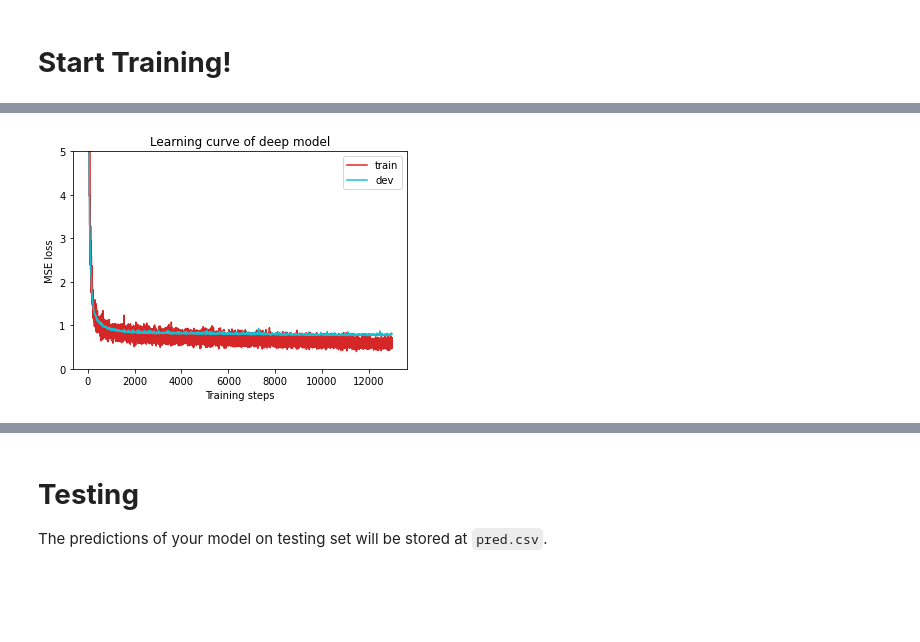
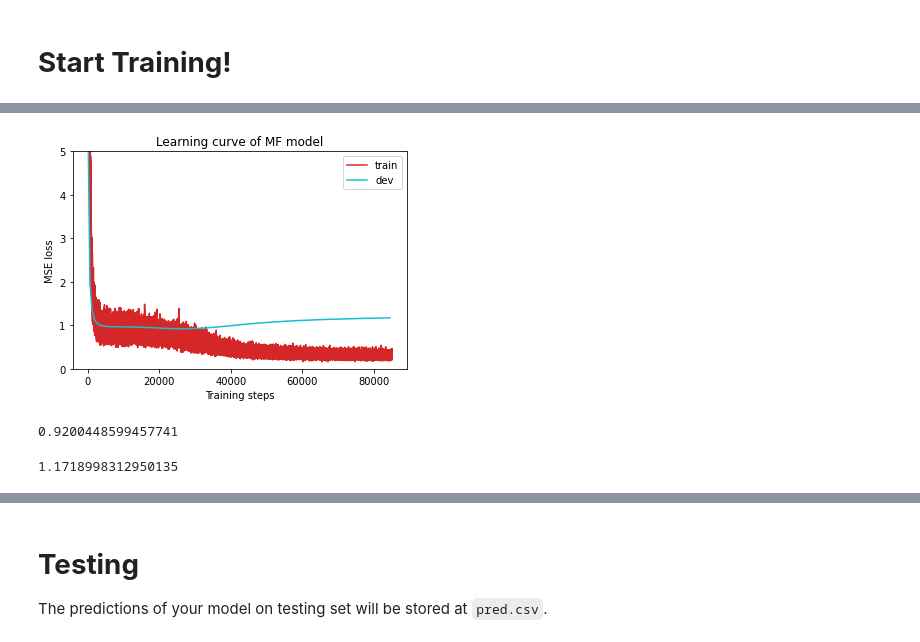
Before and after one commit to YZYT/Decentralized-MF, a Jupyter notebook: pytorch/main.ipynb, the cells around one changed output, grey strips where cells are left out. Saved outputs shown, nothing was run; the diff lists cells and outputs as text; code cells hidden in the pictures; blank space fills up the shorter version.

```diff
--- a/pytorch/main.ipynb
+++ b/pytorch/main.ipynb
@@ -51,6 +52,25 @@ class MLDataset(Dataset):
     def __len__(self):
         # Returns the size of the dataset
         return len(self.data)
+# %%
+class MF(nn.Module):
+    def __init__(self, n_users=1000, m_items=2000, n_factors=20):
+        super(MF, self).__init__()
+
+        self.U = torch.nn.Embedding(n_users, n_factors)
+        self.V = torch.nn.Embedding(m_items, n_factors)
+
+        self.U.weight.data.uniform_(-0.005, 0.005)
+        self.V.weight.data.uniform_(-0.005, 0.005)
+        self.criterion = nn.MSELoss(reduction='mean')
+
+    def forward(self, user, item):
+        # return (self.user_factors(user) * self.item_factors(item)).sum(1)
+        return torch.einsum('ij, ij -> i', [self.U(user), self.V(item)])
+
+    def cal_loss(self, pred, target):
+        ''' Calculate loss '''
+        return self.criterion(pred, target)
 # %% [markdown]
 ## **DataLoader**
 
@@ -151,14 +224,15 @@ target_only = False                   # TODO: Using 40 states & 2 tested_positiv
 
 # TODO: How to tune these hyper-parameters to improve your model's performance?
 config = {
-    'n_epochs': 600,              # maximum number of epochs
-    'batch_size': 270,               # mini-batch size for dataloader
-    'optimizer': 'SGD',              # optimization algorithm (optimizer in torch.optim)
+    'n_epochs': 2000,              # maximum number of epochs
+    'batch_size': 100,               # mini-batch size for dataloader
+    'optimizer': 'Adam',              # optimization algorithm (optimizer in torch.optim)
     'optim_hparas': {                # hyper-parameters for the optimizer (depends on which optimizer you are using)
-        'lr': 0.01,                 # learning rate of SGD
-        'momentum': 0.9              # momentum for SGD
+        # 'lr': 1,                 # learning rate of SGD
+        'weight_decay': 0.0001
+        # 'momentum': 0.9              # momentum for SGD
     },
-    'early_stop': 200,               # early stopping epochs (the number epochs since your model's last improvement)
+    'early_stop': 100,               # early stopping epochs (the number epochs since your model's last improvement)
     'save_path': 'models/model.pth'  # your model will be saved here
 }
 # %% [markdown]
@@ -176,2 +247,4 @@ model = NeuralNet(tr_set.dataset.dim).to(device)  # Construct model and move to
+# %%
+model = MF().to(device)
 # %% [markdown]
 # **Start Training!**
@@ -178,3 +253,3 @@ model = NeuralNet(tr_set.dataset.dim).to(device)  # Construct model and move to
 # %%
-model_loss, model_loss_record = train(tr_set, dv_set, model, config, device)
+model_loss, model_loss_record = train(tr_set, dv_set, model, config)
 # %% [output]
@@ -198,6 +275,14 @@ Finished training after 1444 epochs
 # %%
-plot_learning_curve(model_loss_record, title='deep model')
+plot_learning_curve(model_loss_record, title='MF model')
 # %% [output]
-[figure, old version]
+[figure, new version]
+# %%
+model_loss
+# %% [output]
+0.9200448599457741
+# %%
+model_loss_record['dev'][-1]
+# %% [output]
+1.1718998312950135
 # %%
 del model
```
Also changed, not shown: parts of 15 cells of this notebook, 5 other files.
